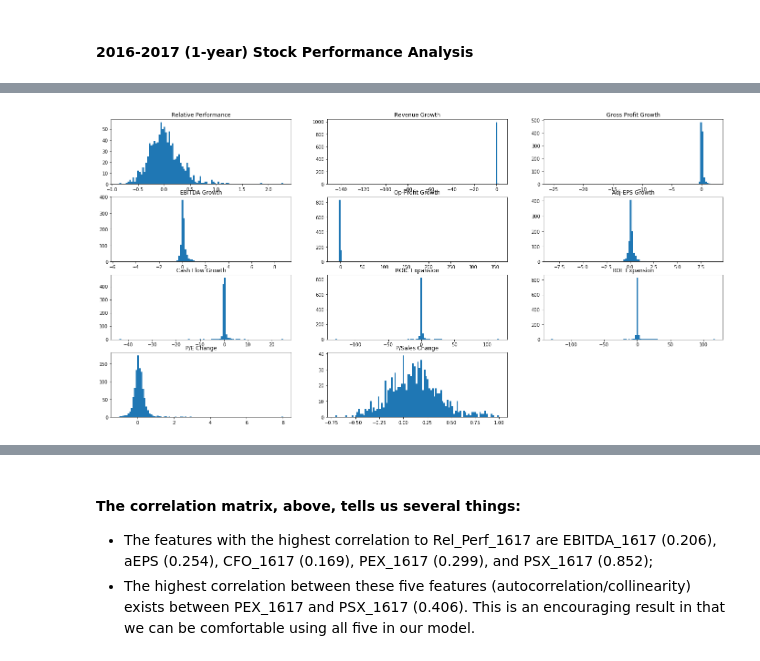
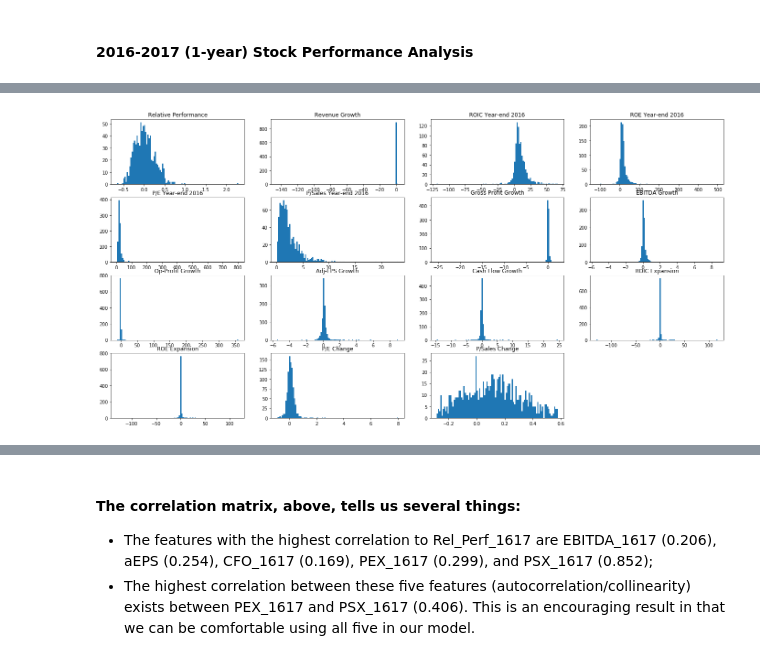
Before and after one commit to Jeffrut123/Jeffrut123-DAT-NYC-6.13_Projects, a Jupyter notebook: Jeffrut123_DS_Final_Project.ipynb, the cells around one changed output, grey strips where cells are left out. Drawn from its saved outputs; the diff is of its cells as text; code cells hidden in the pictures.

```diff
--- a/Jeffrut123_DS_Final_Project.ipynb
+++ b/Jeffrut123_DS_Final_Project.ipynb
@@ -164,8 +164,9 @@ Stocks2.head()
 # %% [markdown]
 #### 2016-2017 (1-year) Stock Performance Analysis
 # %%
-Stocks3 = Stocks2[['TKR', 'Company', 'Sector', 'Industry', 'Rel_Perf_1617', 'Rev_1617', 'GP_1617', 'EBITDA_1617',
-                          'OP_1617', 'aEPS_1617', 'CFO_1617', 'ROIX_1617', 'ROEX_1617', 'PEX_1617', 'PSX_1617']]
+Stocks3 = Stocks2[['TKR', 'Company', 'Sector', 'Industry', 'Rel_Perf_1617', 'ROIC_16', 'ROE_16', 'PE_16', 'PS_16',
+                   'Rev_1617', 'GP_1617', 'EBITDA_1617', 'OP_1617', 'aEPS_1617', 'CFO_1617', 'ROIX_1617', 'ROEX_1617',
+                   'PEX_1617', 'PSX_1617']]
 # %%
 Stocks3.head()
 # %% [output]
@@ -267,27 +285,35 @@ ax11.boxplot(Stocks_clean.PSX_1617, vert=False), ax11.set_title('P/Sales Change'
 # %%
 #Stocks_clean.hist(column='Rel_Perf_1617', bins=100)
 fig = plt.figure(figsize=(24,12))
-ax1 = fig.add_subplot(4,3,1)
-ax2 = fig.add_subplot(4,3,2)
-ax3 = fig.add_subplot(4,3,3)
-ax4 = fig.add_subplot(4,3,4)
-ax5 = fig.add_subplot(4,3,5)
-ax6 = fig.add_subplot(4,3,6)
-ax7 = fig.add_subplot(4,3,7)
-ax8 = fig.add_subplot(4,3,8)
-ax9 = fig.add_subplot(4,3,9)
-ax10 = fig.add_subplot(4,3,10)
-ax11 = fig.add_subplot(4,3,11)
+ax1 = fig.add_subplot(4,4,1)
+ax2 = fig.add_subplot(4,4,2)
+ax3 = fig.add_subplot(4,4,3)
+ax4 = fig.add_subplot(4,4,4)
+ax5 = fig.add_subplot(4,4,5)
+ax6 = fig.add_subplot(4,4,6)
+ax7 = fig.add_subplot(4,4,7)
+ax8 = fig.add_subplot(4,4,8)
+ax9 = fig.add_subplot(4,4,9)
+ax10 = fig.add_subplot(4,4,10)
+ax11 = fig.add_subplot(4,4,11)
+ax12 = fig.add_subplot(4,4,12)
+ax13 = fig.add_subplot(4,4,13)
+ax14 = fig.add_subplot(4,4,14)
+ax15 = fig.add_subplot(4,4,15)
 ax1.hist(Stocks_clean.Rel_Perf_1617, bins=100), ax1.set_title('Relative Performance')
 ax2.hist(Stocks_clean.Rev_1617, bins=100), ax2.set_title('Revenue Growth')
-ax3.hist(Stocks_clean.GP_1617, bins=100), ax3.set_title('Gross Profit Growth')
-ax4.hist(Stocks_clean.EBITDA_1617, bins=100), ax4.set_title('EBITDA Growth')
-ax5.hist(Stocks_clean.OP_1617, bins=100), ax5.set_title('Op-Profit Growth')
-ax6.hist(Stocks_clean.aEPS_1617, bins=100), ax6.set_title('Adj-EPS Growth')
-ax7.hist(Stocks_clean.CFO_1617, bins=100), ax7.set_title('Cash Flow Growth')
-ax8.hist(Stocks_clean.ROIX_1617, bins=100), ax8.set_title('ROIC Expansion')
-ax9.hist(Stocks_clean.ROEX_1617, bins=100), ax9.set_title('ROE Expansion')
-ax10.hist(Stocks_clean.PEX_1617, bins=100), ax10.set_title('P/E Change')
-ax11.hist(Stocks_clean.PSX_1617, bins=100), ax11.set_title('P/Sales Change');
+ax3.hist(Stocks_clean.ROIC_16, bins=100), ax3.set_title('ROIC Year-end 2016')
+ax4.hist(Stocks_clean.ROE_16, bins=100), ax4.set_title('ROE Year-end 2016')
+ax5.hist(Stocks_clean.PE_16, bins=100), ax5.set_title('P/E Year-end 2016')
+ax6.hist(Stocks_clean.PS_16, bins=100), ax6.set_title('P/Sales Year-end 2016')
+ax7.hist(Stocks_clean.GP_1617, bins=100), ax7.set_title('Gross Profit Growth')
+ax8.hist(Stocks_clean.EBITDA_1617, bins=100), ax8.set_title('EBITDA Growth')
+ax9.hist(Stocks_clean.OP_1617, bins=100), ax9.set_title('Op-Profit Growth')
+ax10.hist(Stocks_clean.aEPS_1617, bins=100), ax10.set_title('Adj-EPS Growth')
+ax11.hist(Stocks_clean.CFO_1617, bins=100), ax11.set_title('Cash Flow Growth')
+ax12.hist(Stocks_clean.ROIX_1617, bins=100), ax12.set_title('ROIC Expansion')
+ax13.hist(Stocks_clean.ROEX_1617, bins=100), ax13.set_title('ROE Expansion')
+ax14.hist(Stocks_clean.PEX_1617, bins=100), ax14.set_title('P/E Change')
+ax15.hist(Stocks_clean.PSX_1617, bins=100), ax15.set_title('P/Sales Change');
 # %% [output]
-[figure, old version]
+[figure, new version]
```
Also changed, not shown: parts of 17 cells of this notebook.
